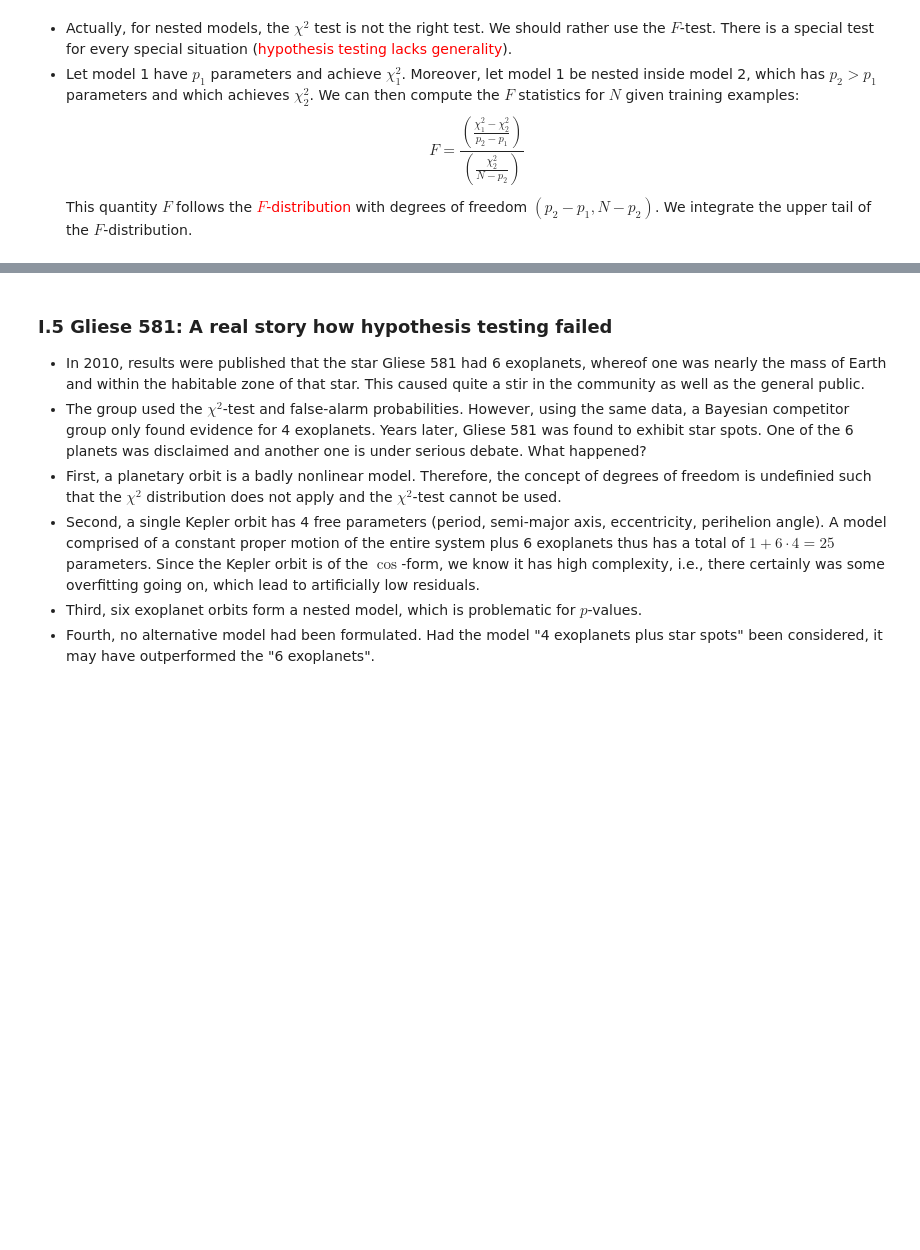
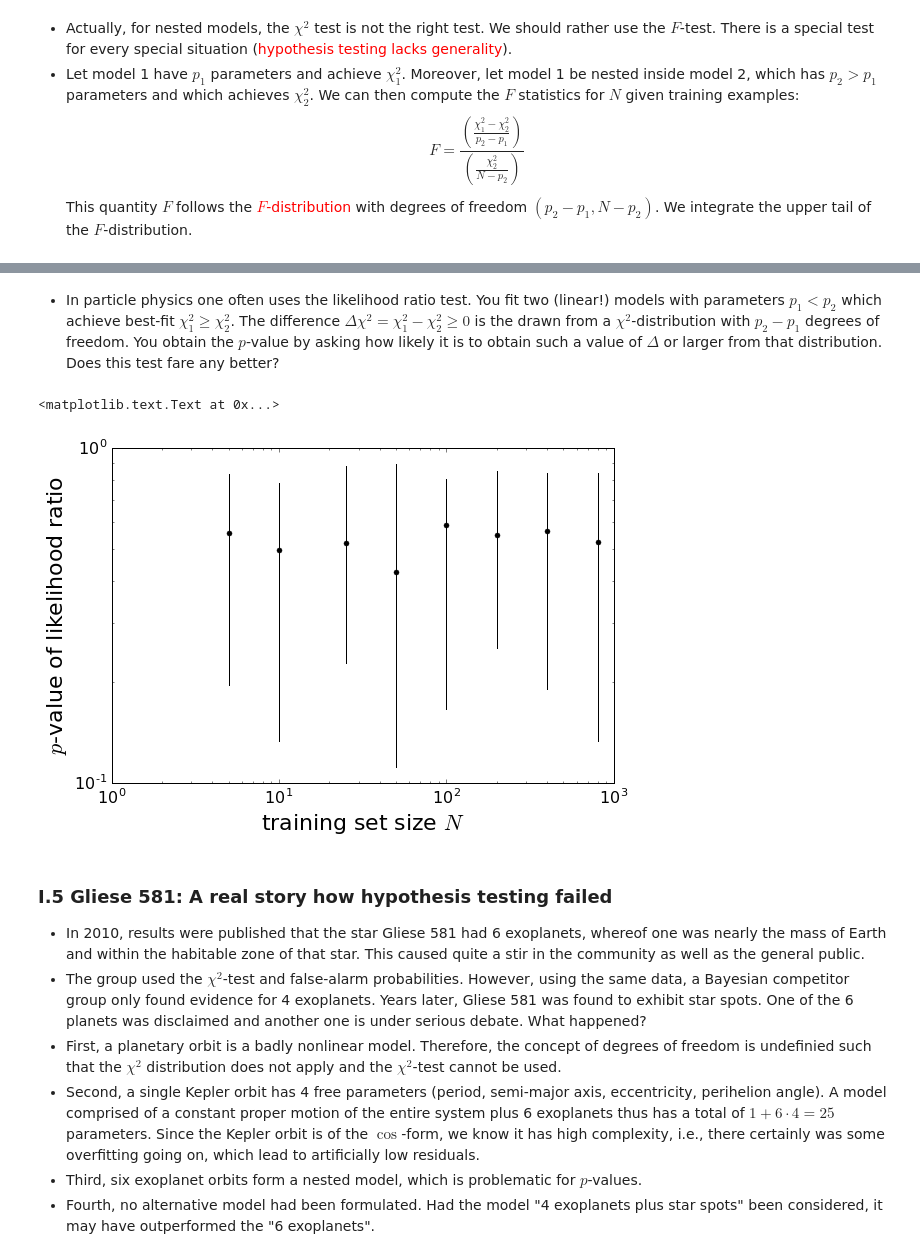
Before and after one commit to iccub-ml/model_assessment_II, a Jupyter notebook: ModelEvaluationII.ipynb, the cells around one changed output, grey strips where cells are left out. Saved outputs shown, nothing was run; the diff lists cells and outputs as text; code cells hidden in the pictures; blank space fills up the shorter version.

```diff
--- a/ModelEvaluationII.ipynb
+++ b/ModelEvaluationII.ipynb
@@ -264,3 +264,79 @@ plt.ylabel(r'$p$-value', fontsize=22)
+# %% [markdown]
+* In particle physics one often uses the likelihood ratio test. You fit two (linear!) models with parameters $p_1<p_2$ which achieve best-fit $\chi^2_1\geq\chi^2_2$. The difference $\Delta\chi^2=\chi^2_1-\chi^2_2\geq 0$ is the drawn from a $\chi^2$-distribution with $p_2-p_1$ degrees of freedom. You obtain the $p$-value by asking how likely it is to obtain such a value of $\Delta$ or larger from that distribution. Does this test fare any better?
+# %%
+import numpy
+from matplotlib import use
+use('Qt5Agg')
+import matplotlib.pyplot as plt
+%matplotlib inline
+# Use scipy's Cholesky decomposition for matrix inversion.
+from scipy.linalg import cho_factor, cho_solve
+# Reset the RNG.
+numpy.random.seed(1)
+# Try for various sizes of training samples.
+TrainSetSize = [5,10,25,50,100,200,400,800]
+BfValueMed   = []
+BfValueLower = []
+BfValueUpper = []
+Nsimu        = 100
+for N in TrainSetSize:
+    # Array for holding results of all simulations.
+    RawBfValues = numpy.empty(Nsimu)
+    for s in range(Nsimu):
+        # Draw x from uniform interval -10,10.
+        X = numpy.random.uniform(-10, 10, N)
+        # Create Y=0 plus Gaussian random noise.
+        Y = 0.0 + numpy.random.normal(0.0, 1.0, N)
+        # Step 1: Compute the analytic evidence for M_1: f(x) = a_0.
+        # Build design matrix.
+        DesignT    = numpy.empty([1,N])
+        DesignT[0] = 1.0
+        Design     = DesignT.T
+        # Define matrix A, vector b and scalar c. Note that theta_0=0.
+        DtD = numpy.dot(DesignT,Design)
+        DtY = numpy.dot(DesignT, Y)
+        # Use a trick to get inverse matrix from more stable Cholesky decomposition.
+        cholesky = cho_factor(DtD)
+        coeffs   = cho_solve(cholesky, DtY)
+        residuals = Y - numpy.dot(Design,coeffs)
+        chi2_0    = numpy.dot(residuals, residuals)
+        # Step 2: Compute the analytic evidence for M_2: f(x) = a_0+a_1*x.
+        # Build design matrix.
+        DesignT    = numpy.empty([2,N])
+        DesignT[0] = 1.0
+        DesignT[1] = X
+        Design     = DesignT.T
+        # Use a trick to get inverse matrix from more stable Cholesky decomposition.
+        DtD = numpy.dot(DesignT,Design)
+        DtY = numpy.dot(DesignT, Y)
+        cholesky = cho_factor(DtD)
+        coeffs   = cho_solve(cholesky, DtY)
+        residuals = Y - numpy.dot(Design,coeffs)
+        chi2_1    = numpy.dot(residuals, residuals)
+        # Write Bayes factor (do not forget to exponentiate log-evidences).
+        min2logL = chi2_0 - chi2_1
+        RawBfValues[s] = 1.0 - chi2dist.cdf(min2logL, 1)
+    # Sort the p-values.
+    RawBfValues = sorted(RawBfValues)
+    # Get median, lower 16% and upper 84% levels.
+    BfValueMed.append(numpy.median(RawBfValues))
+    BfValueLower.append(RawBfValues[int(round(0.16*(Nsimu-1.0)))])
+    BfValueUpper.append(RawBfValues[int(round(0.84*(Nsimu-1.0)))])
+# Plot how p-value evolves as N increases.
+plt.figure(1, figsize=(9,6))
+plt.plot(TrainSetSize, BfValueMed, 'o', ms=5, color='black')
+for n in range(len(TrainSetSize)):
+    plt.plot([TrainSetSize[n], TrainSetSize[n]], [BfValueLower[n],BfValueUpper[n]], '-', lw=1, color='black')
+X = numpy.array([1,1000])
+plt.xscale('log')
+plt.yscale('log')
+plt.xticks(fontsize=16)
+plt.yticks(fontsize=16)
+plt.xlabel(r'training set size $N$', fontsize=22)
+plt.ylabel(r'$p$-value of likelihood ratio', fontsize=22)
+# %% [output]
+<matplotlib.text.Text at 0x...>
+[figure, added]
 # %% [markdown]
 ### I.5 Gliese 581: A real story how hypothesis testing failed
 * In 2010, results were published that the star Gliese 581 had 6 exoplanets, whereof one was nearly the mass of Earth and within the habitable zone of that star. This caused quite a stir in the community as well as the general public.
```
Also changed, not shown: parts of 5 cells of this notebook.
